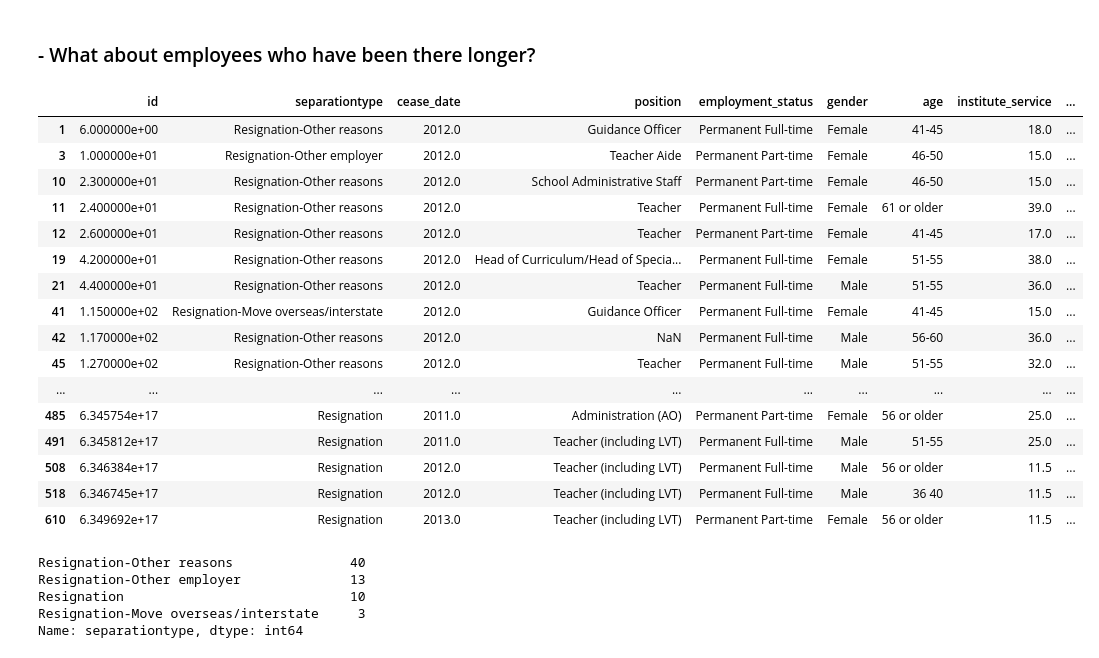
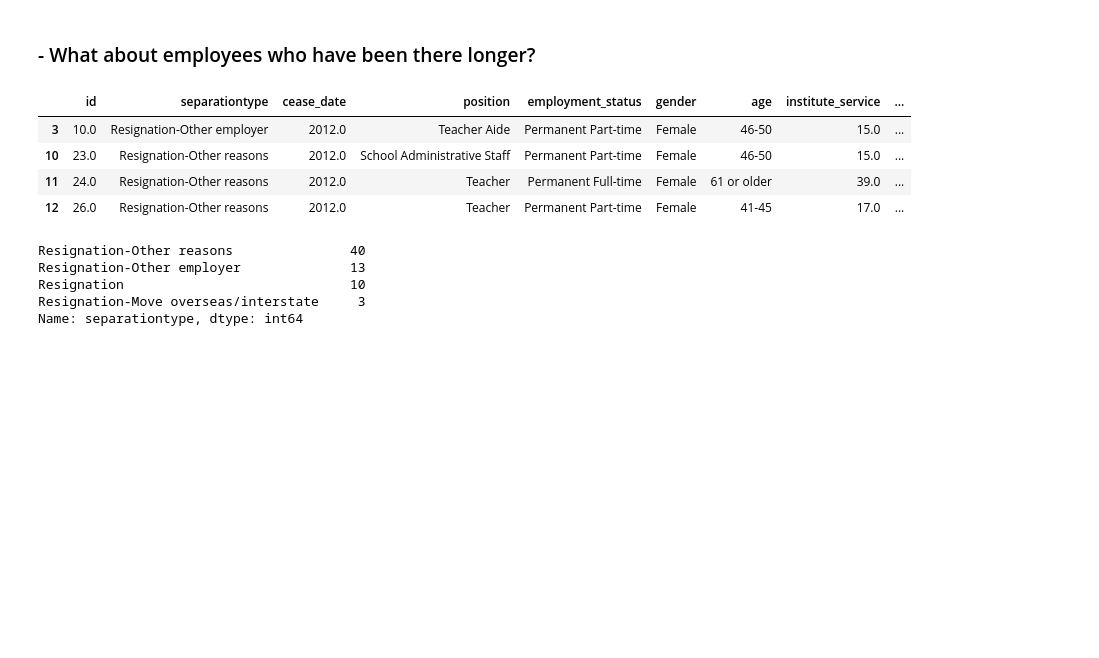
Before and after one commit to albertjimrod/Data-science-projects, a Jupyter notebook: Step_03/Clean and Analyze Employee Exit Surveys/Guided Project Clean and Analyze Employee Exit Surveys DQ-anotaciones-Copy1.ipynb, the cells around one changed output. Cells and saved outputs as stored; diff of their text form; code cells hidden in the pictures; blank space fills up the shorter version.

```diff
--- a/Step_03/Clean and Analyze Employee Exit Surveys/Guided Project Clean and Analyze Employee Exit Surveys DQ-anotaciones-Copy1.ipynb
+++ b/Step_03/Clean and Analyze Employee Exit Surveys/Guided Project Clean and Analyze Employee Exit Surveys DQ-anotaciones-Copy1.ipynb
@@ -1081,25 +1069,13 @@ Name: separationtype, dtype: int64
 # %%
 long_period = employees_dissatisfied.groupby('service_cat')
 veteran_dissatidfied =  long_period.get_group('Veteran')
-veteran_dissatidfied
+veteran_dissatidfied[1:5]
 # %% [output]
 |  | id | separationtype | cease_date | position | employment_status | gender | age | institute_service | ... |
-| 1 | 6.000000e+00 | Resignation-Other reasons | 2012.0 | Guidance Officer | Permanent Full-time | Female | 41-45 | 18.0 | ... |
-| 3 | 1.000000e+01 | Resignation-Other employer | 2012.0 | Teacher Aide | Permanent Part-time | Female | 46-50 | 15.0 | ... |
-| 10 | 2.300000e+01 | Resignation-Other reasons | 2012.0 | School Administrative Staff | Permanent Part-time | Female | 46-50 | 15.0 | ... |
-| 11 | 2.400000e+01 | Resignation-Other reasons | 2012.0 | Teacher | Permanent Full-time | Female | 61 or older | 39.0 | ... |
-| 12 | 2.600000e+01 | Resignation-Other reasons | 2012.0 | Teacher | Permanent Part-time | Female | 41-45 | 17.0 | ... |
-| 19 | 4.200000e+01 | Resignation-Other reasons | 2012.0 | Head of Curriculum/Head of Specia... | Permanent Full-time | Female | 51-55 | 38.0 | ... |
-| 21 | 4.400000e+01 | Resignation-Other reasons | 2012.0 | Teacher | Permanent Full-time | Male | 51-55 | 36.0 | ... |
-| 41 | 1.150000e+02 | Resignation-Move overseas/interstate | 2012.0 | Guidance Officer | Permanent Full-time | Female | 41-45 | 15.0 | ... |
-| 42 | 1.170000e+02 | Resignation-Other reasons | 2012.0 | NaN | Permanent Full-time | Male | 56-60 | 36.0 | ... |
-| 45 | 1.270000e+02 | Resignation-Other reasons | 2012.0 | Teacher | Permanent Full-time | Male | 51-55 | 32.0 | ... |
-| ... | ... | ... | ... | ... | ... | ... | ... | ... | ... |
-| 485 | 6.345754e+17 | Resignation | 2011.0 | Administration (AO) | Permanent Part-time | Female | 56 or older | 25.0 | ... |
-| 491 | 6.345812e+17 | Resignation | 2011.0 | Teacher (including LVT) | Permanent Full-time | Male | 51-55 | 25.0 | ... |
-| 508 | 6.346384e+17 | Resignation | 2012.0 | Teacher (including LVT) | Permanent Full-time | Male | 56 or older | 11.5 | ... |
-| 518 | 6.346745e+17 | Resignation | 2012.0 | Teacher (including LVT) | Permanent Full-time | Male | 36 40 | 11.5 | ... |
-| 610 | 6.349692e+17 | Resignation | 2013.0 | Teacher (including LVT) | Permanent Part-time | Female | 56 or older | 11.5 | ... |
+| 3 | 10.0 | Resignation-Other employer | 2012.0 | Teacher Aide | Permanent Part-time | Female | 46-50 | 15.0 | ... |
+| 10 | 23.0 | Resignation-Other reasons | 2012.0 | School Administrative Staff | Permanent Part-time | Female | 46-50 | 15.0 | ... |
+| 11 | 24.0 | Resignation-Other reasons | 2012.0 | Teacher | Permanent Full-time | Female | 61 or older | 39.0 | ... |
+| 12 | 26.0 | Resignation-Other reasons | 2012.0 | Teacher | Permanent Part-time | Female | 41-45 | 17.0 | ... |
 # %%
 veteran_dissatidfied['separationtype'].value_counts()
 # %% [output]
```
Also changed, not shown: parts of 35 cells of this notebook.
